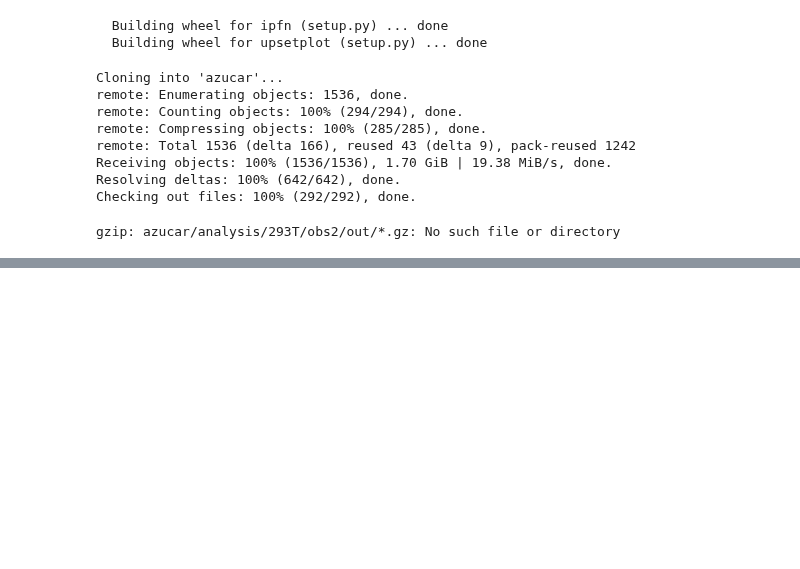
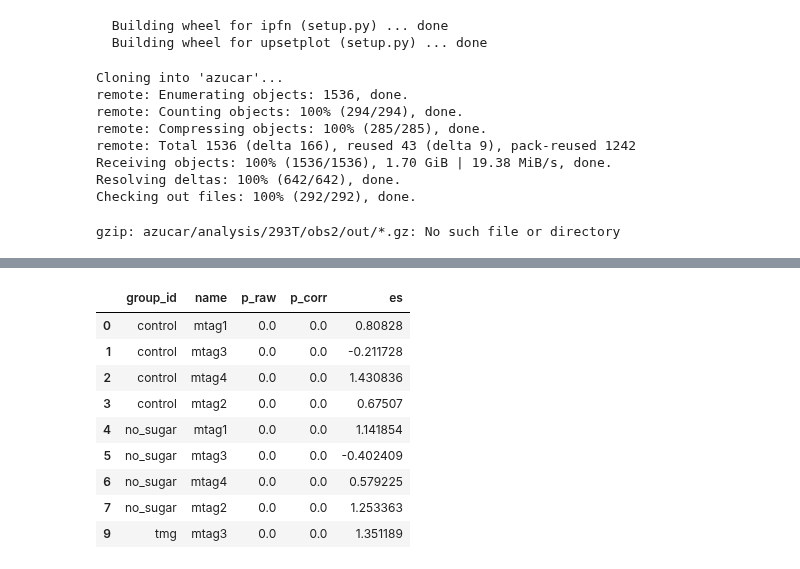
Before and after one commit to sbooeshaghi/azucar, a Jupyter notebook: analysis/293T/obs2/imports.ipynb, the cells around one changed output, grey strips where cells are left out. Drawn from its saved outputs; the diff is of its cells as text; code cells hidden in the pictures; blank space fills up the shorter version.

```diff
--- a/analysis/293T/obs2/imports.ipynb
+++ b/analysis/293T/obs2/imports.ipynb
@@ -149,0 +151,36 @@ df.query(f"ent < {ent_cutoff}").groupby("label").agg({
+# %%
+# fix mx_diff to save file
+mdf = mx_diff("san.norm.extr.matrix.mtx",
+              "san.barcodes.txt",
+              "san.extr.genes.txt",
+              df["label"].values)
+
+def convert_mtx(*x):
+  # x is a pandas series with multiple values
+  # but because our matrix has unique group, tag pairs
+  # there is only one element in the series
+  return x[0].values[0]
+
+es = mdf.groupby(["group_id", "name"])["es"].apply(convert_mtx).unstack()
+pv = mdf.groupby(["group_id", "name"])["p_corr"].apply(convert_mtx).unstack()
+
+xa, ya = np.where(es.values > 0)
+check = defaultdict(list)
+conditions = es.index.values
+tags = es.columns.values
+for i, j in zip(xa, ya):
+  check[conditions[i]].append(tags[j])
+
+markers = defaultdict(list)
+read_markers_str(markers_fn, markers)
+
+# number in true only, number in intersection, number in check only
+for ct, gs in markers.items():
+  tm = markers[ct]
+  cm = check.get(ct, [])
+
+  left  = np.setdiff1d  (tm, cm).shape[0]
+  itx   = np.intersect1d(tm, cm).shape[0]
+  right = np.setdiff1d  (cm, tm).shape[0]
+
+  print(f"{left, itx, right} \t {ct} \t {tm} ∩ {cm}")
@@ -149,0 +210,13 @@ df.query(f"ent < {ent_cutoff}").groupby("label").agg({
+# %%
+mdf
+# %% [output]
+|  | group_id | name | p_raw | p_corr | es |
+| 0 | control | mtag1 | 0.0 | 0.0 | 0.80828 |
+| 1 | control | mtag3 | 0.0 | 0.0 | -0.211728 |
+| 2 | control | mtag4 | 0.0 | 0.0 | 1.430836 |
+| 3 | control | mtag2 | 0.0 | 0.0 | 0.67507 |
+| 4 | no_sugar | mtag1 | 0.0 | 0.0 | 1.141854 |
+| 5 | no_sugar | mtag3 | 0.0 | 0.0 | -0.402409 |
+| 6 | no_sugar | mtag4 | 0.0 | 0.0 | 0.579225 |
+| 7 | no_sugar | mtag2 | 0.0 | 0.0 | 1.253363 |
+| 9 | tmg | mtag3 | 0.0 | 0.0 | 1.351189 |
```
Also changed, not shown: parts of 8 cells of this notebook.
